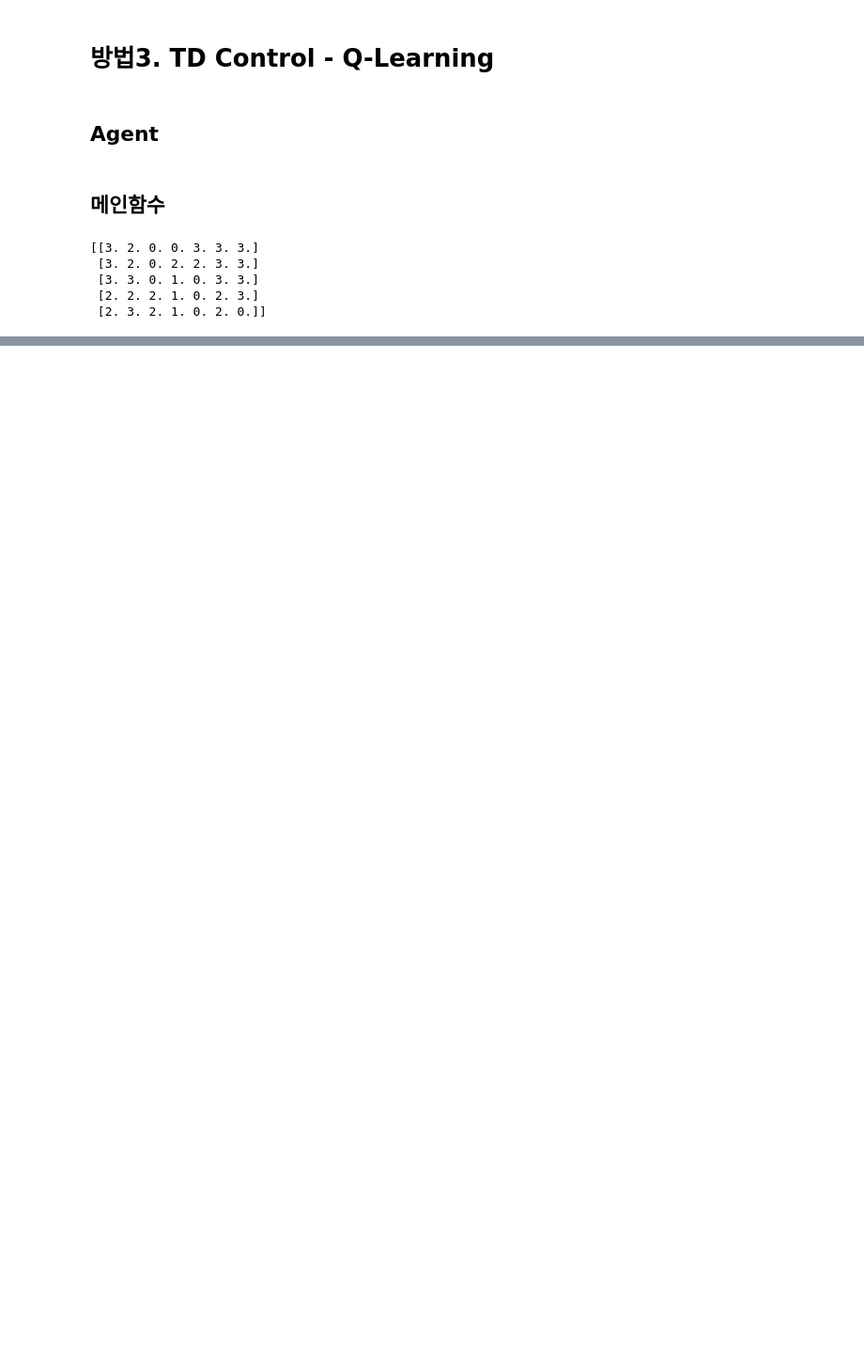
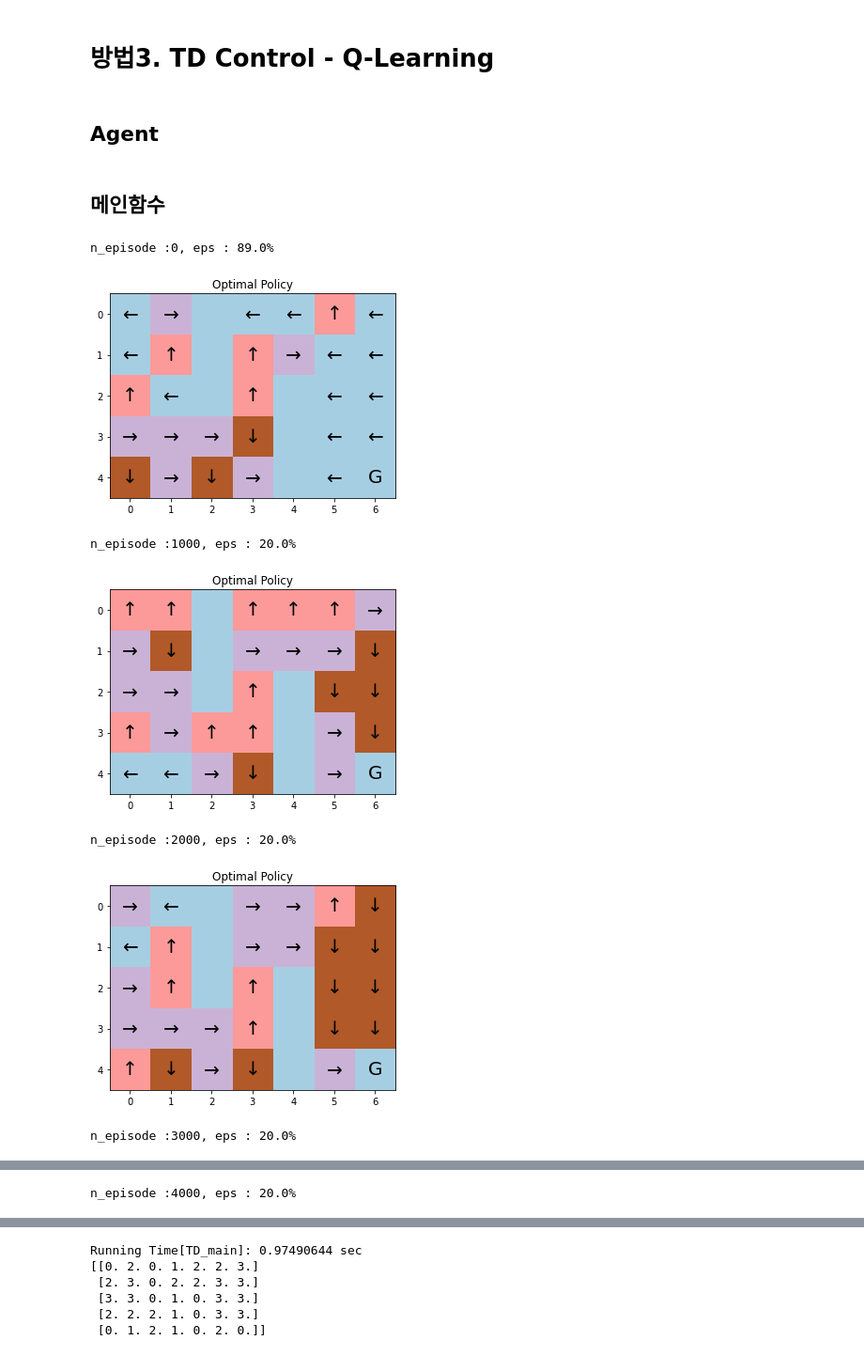
Before and after one commit to syj5268/RLfrombasics, a Jupyter notebook: ch6_SARSA_QLearning.ipynb, the cells around one changed output, grey strips where cells are left out. Shown at 94% size. Saved outputs shown, nothing was run; the diff lists cells and outputs as text; code cells hidden in the pictures; blank space fills up the shorter version.

```diff
--- a/ch6_SARSA_QLearning.ipynb
+++ b/ch6_SARSA_QLearning.ipynb
@@ -216,6 +250,7 @@ class QAgent(Agent):
 # %% [markdown]
 ## 메인함수
 # %%
+@logging_time
 def TD_main():
     env=GridWorld()
     agent=QAgent()
@@ -229,14 +264,22 @@ def TD_main():
             agent.update_table((s,a,r,s_prime))
             s=s_prime
         agent.anneal_eps()
+
+        if n_epi%1000==0:
+            print("n_episode :{}, eps : {:.1f}%".format(n_epi, agent.eps*100))
+            action_visualize(agent.show_table()) # 학습이 진행되는 과정을 시각화
+
     return agent.show_table()
 # %%
 if __name__ == '__main__':
     Q_action = TD_main()
     print(Q_action)
+    action_visualize(Q_action)
 # %% [output]
-[[3. 2. 0. 0. 3. 3. 3.]
- [3. 2. 0. 2. 2. 3. 3.]
- [3. 3. 0. 1. 0. 3. 3.]
- [2. 2. 2. 1. 0. 2. 3.]
- [2. 3. 2. 1. 0. 2. 0.]]
+n_episode :0, eps : 89.0%
+[figure, added]
+n_episode :1000, eps : 20.0%
+[figure, added]
+n_episode :2000, eps : 20.0%
+[figure, added]
+n_episode :3000, eps : 20.0%
@@ -242,0 +287 @@ if __name__ == '__main__':
+n_episode :4000, eps : 20.0%
@@ -242,0 +289,6 @@ if __name__ == '__main__':
+Running Time[TD_main]: 0.97490644 sec
+[[0. 2. 0. 1. 2. 2. 3.]
+ [2. 3. 0. 2. 2. 3. 3.]
+ [3. 3. 0. 1. 0. 3. 3.]
+ [2. 2. 2. 1. 0. 3. 3.]
+ [0. 1. 2. 1. 0. 2. 0.]]
```
Also changed, not shown: parts of 13 cells of this notebook, 1 other file.
